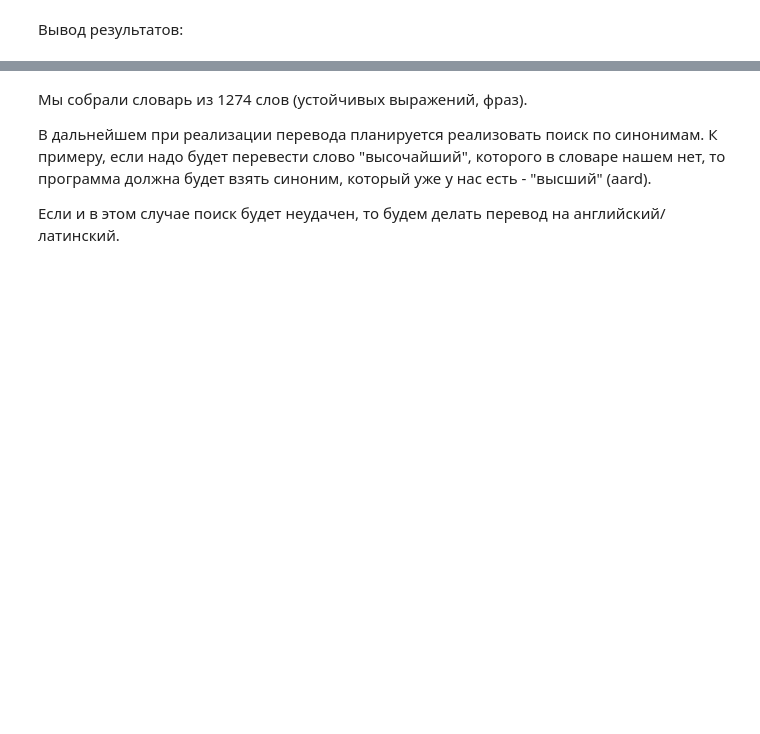
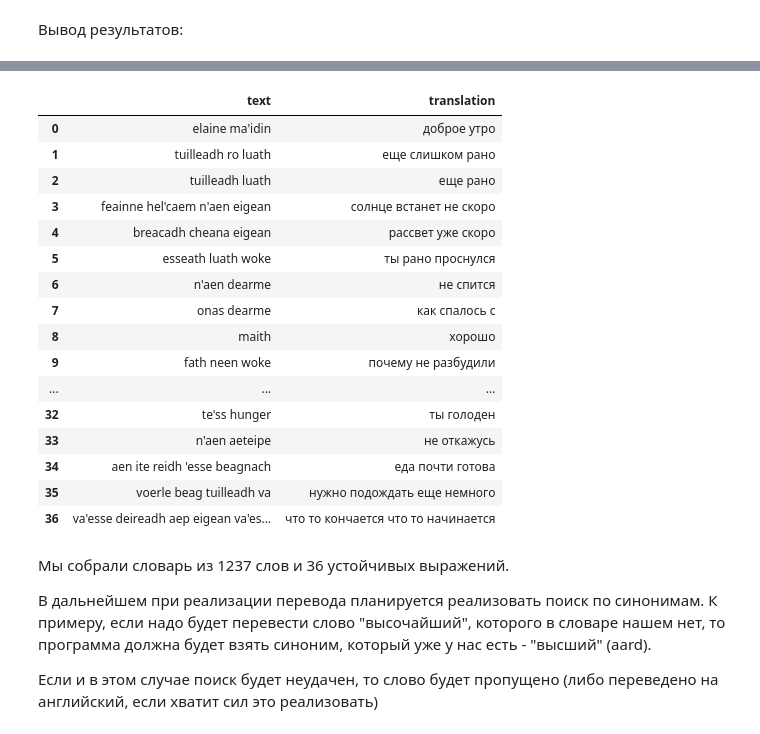
Before and after one commit to daH005/rock_team, a Jupyter notebook: lr3/lr3.ipynb, the cells around one changed output, grey strips where cells are left out. Saved outputs shown, nothing was run; the diff lists cells and outputs as text; code cells hidden in the pictures; blank space fills up the shorter version.

```diff
--- a/lr3/lr3.ipynb
+++ b/lr3/lr3.ipynb
@@ -283,8 +310,28 @@ df
+# %%
+phrase_df
+# %% [output]
+|  | text | translation |
+| 0 | elaine ma'idin | доброе утро |
+| 1 | tuilleadh ro luath | еще слишком рано |
+| 2 | tuilleadh luath | еще рано |
+| 3 | feainne hel'caem n'aen eigean | солнце встанет не скоро |
+| 4 | breacadh cheana eigean | рассвет уже скоро |
+| 5 | esseath luath woke | ты рано проснулся |
+| 6 | n'aen dearme | не спится |
+| 7 | onas dearme | как спалось с |
+| 8 | maith | хорошо |
+| 9 | fath neen woke | почему не разбудили |
+| ... | ... | ... |
+| 32 | te'ss hunger | ты голоден |
+| 33 | n'aen aeteipe | не откажусь |
+| 34 | aen ite reidh 'esse beagnach | еда почти готова |
+| 35 | voerle beag tuilleadh va | нужно подождать еще немного |
+| 36 | va'esse deireadh aep eigean va'es... | что то кончается что то начинается |
 # %% [markdown]
-Мы собрали словарь из 1274 слов (устойчивых выражений, фраз).
+Мы собрали словарь из 1237 слов и 36 устойчивых выражений.
 
 В дальнейшем при реализации перевода планируется реализовать поиск по синонимам.
 К примеру, если надо будет перевести слово "высочайший", которого в словаре нашем нет, то программа должна будет взять синоним, который уже у нас есть - "высший" (aard).
 
-Если и в этом случае поиск будет неудачен, то будем делать перевод на английский/латинский.
+Если и в этом случае поиск будет неудачен, то слово будет пропущено (либо переведено на английский, если хватит сил это реализовать)
 # %%
```
Also changed, not shown: parts of 9 cells of this notebook.
